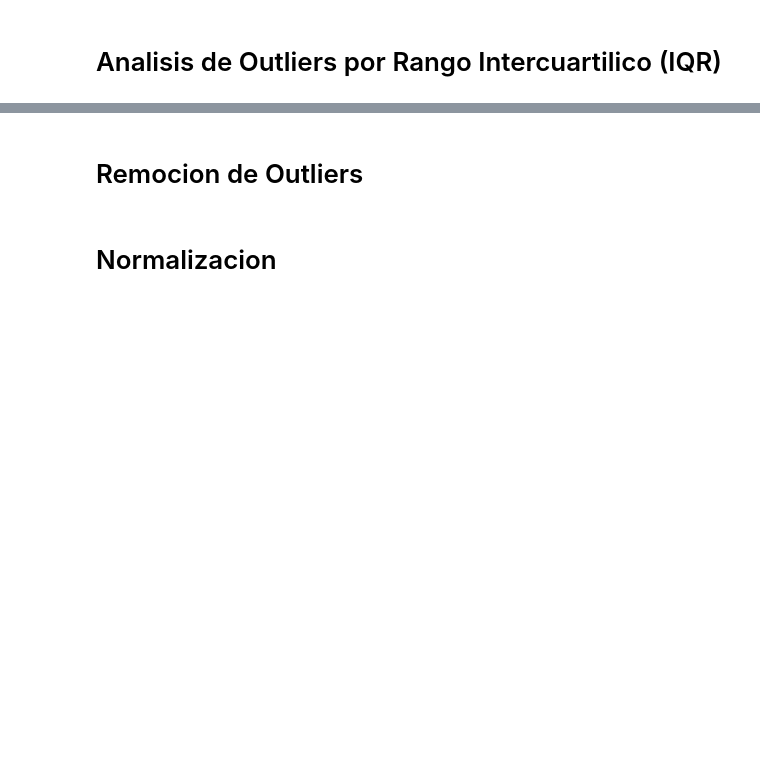
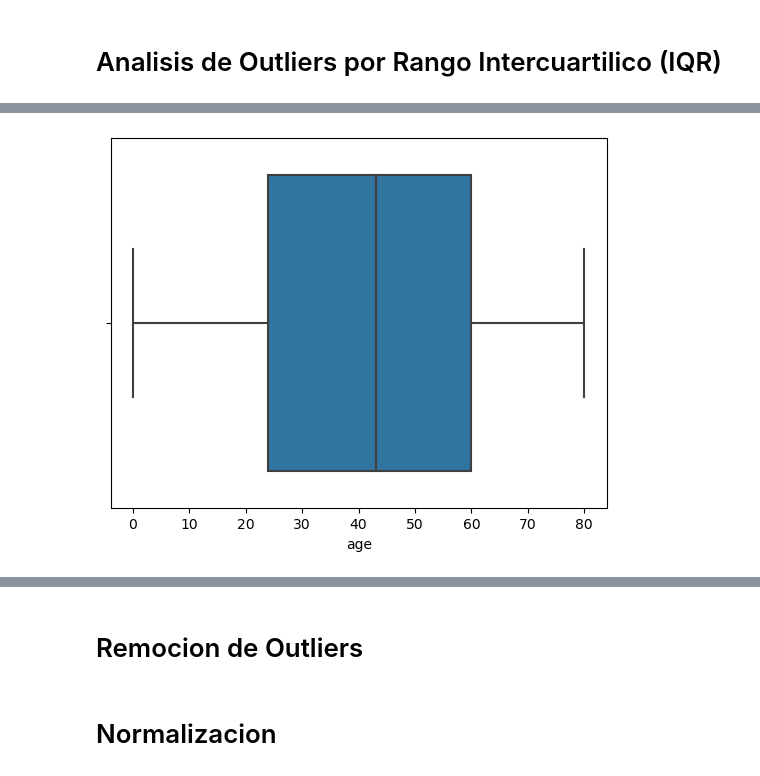
Before and after one commit to Meira8622/red_neuronal_diabetes, a Jupyter notebook: red_neuronal_mate3.ipynb, the cells around one changed output, grey strips where cells are left out. Saved outputs shown, nothing was run; the diff lists cells and outputs as text; code cells hidden in the pictures; blank space fills up the shorter version.

```diff
--- a/red_neuronal_mate3.ipynb
+++ b/red_neuronal_mate3.ipynb
@@ -121,0 +87,5 @@ sns.histplot(outliers_IQR("blood_glucose_level")["blood_glucose_level"])
+# %%
+sns.boxplot(x=df["age"])
+plt.show()
+# %% [output]
+[figure, added]
```
Also changed, not shown: parts of 27 cells of this notebook.
